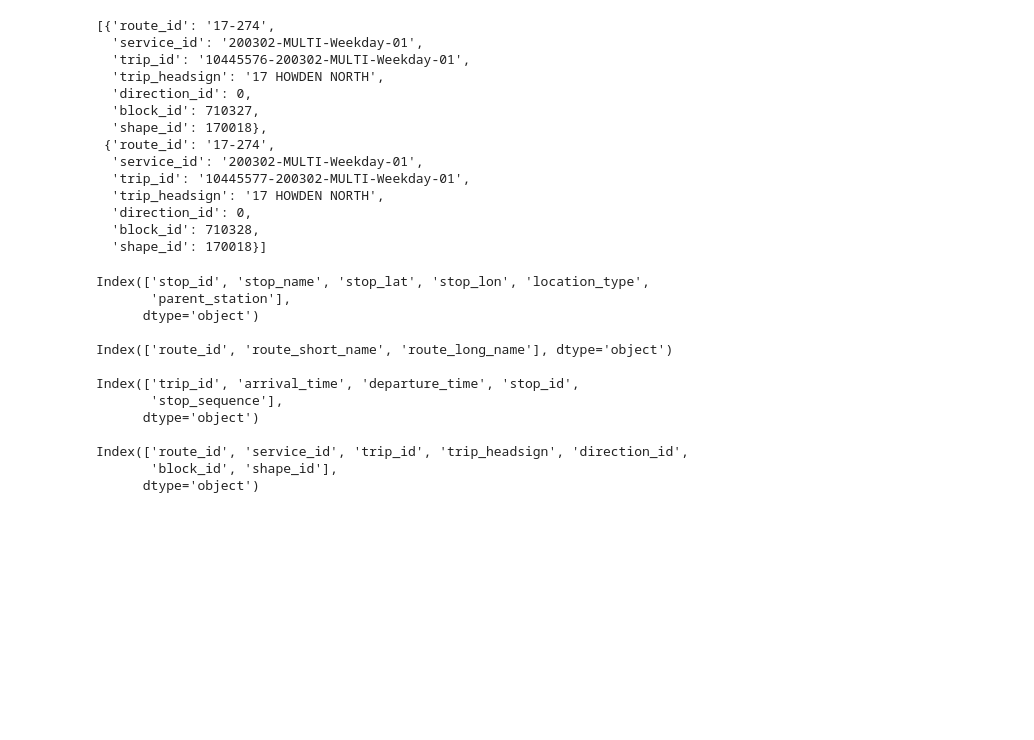
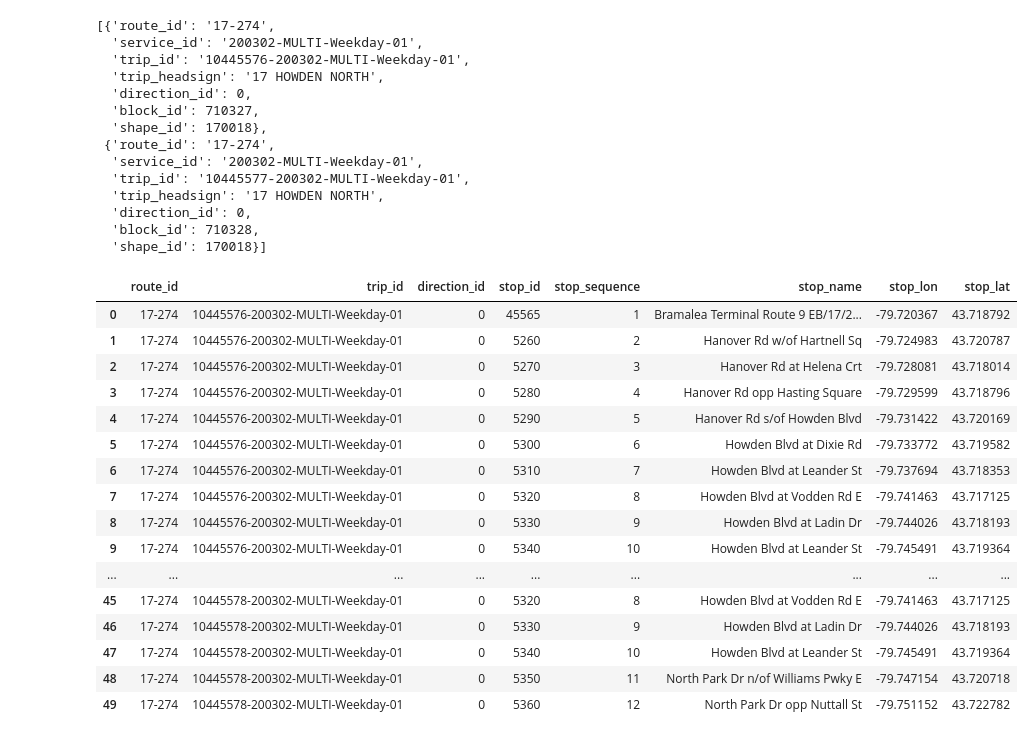
Before and after one commit to B33Boy/Traffic_Exploration, a Jupyter notebook: Bus Trip Planner.ipynb, the cells around one changed output. Saved outputs shown, nothing was run; the diff lists cells and outputs as text; code cells hidden in the pictures; blank space fills up the shorter version.

```diff
--- a/Bus Trip Planner.ipynb
+++ b/Bus Trip Planner.ipynb
@@ -205,22 +203,23 @@ trips_dict[:2]
-# %%
-print(gt_stops.columns)
-print()
-print(gt_routes.columns)
-print()
-print(gt_stop_times.columns)
-print()
-print(gt_trips.columns)
-# %% [output]
-Index(['stop_id', 'stop_name', 'stop_lat', 'stop_lon', 'location_type',
-       'parent_station'],
-      dtype='object')
-
-Index(['route_id', 'route_short_name', 'route_long_name'], dtype='object')
-
-Index(['trip_id', 'arrival_time', 'departure_time', 'stop_id',
-       'stop_sequence'],
-      dtype='object')
-
-Index(['route_id', 'service_id', 'trip_id', 'trip_headsign', 'direction_id',
-       'block_id', 'shape_id'],
-      dtype='object')
+# %%
+# If we try querying via the route id 17-274,
+#    we can see that stops and names associated with both directions
+test = routes_master.loc[(routes_master['route_id']=='17-274') & (routes_master['direction_id']==0),:][:50]
+test
+# %% [output]
+|  | route_id | trip_id | direction_id | stop_id | stop_sequence | stop_name | stop_lon | stop_lat |
+| 0 | 17-274 | 10445576-200302-MULTI-Weekday-01 | 0 | 45565 | 1 | Bramalea Terminal Route 9 EB/17/2... | -79.720367 | 43.718792 |
+| 1 | 17-274 | 10445576-200302-MULTI-Weekday-01 | 0 | 5260 | 2 | Hanover Rd w/of Hartnell Sq | -79.724983 | 43.720787 |
+| 2 | 17-274 | 10445576-200302-MULTI-Weekday-01 | 0 | 5270 | 3 | Hanover Rd at Helena Crt | -79.728081 | 43.718014 |
+| 3 | 17-274 | 10445576-200302-MULTI-Weekday-01 | 0 | 5280 | 4 | Hanover Rd opp Hasting Square | -79.729599 | 43.718796 |
+| 4 | 17-274 | 10445576-200302-MULTI-Weekday-01 | 0 | 5290 | 5 | Hanover Rd s/of Howden Blvd | -79.731422 | 43.720169 |
+| 5 | 17-274 | 10445576-200302-MULTI-Weekday-01 | 0 | 5300 | 6 | Howden Blvd at Dixie Rd | -79.733772 | 43.719582 |
+| 6 | 17-274 | 10445576-200302-MULTI-Weekday-01 | 0 | 5310 | 7 | Howden Blvd at Leander St | -79.737694 | 43.718353 |
+| 7 | 17-274 | 10445576-200302-MULTI-Weekday-01 | 0 | 5320 | 8 | Howden Blvd at Vodden Rd E | -79.741463 | 43.717125 |
+| 8 | 17-274 | 10445576-200302-MULTI-Weekday-01 | 0 | 5330 | 9 | Howden Blvd at Ladin Dr | -79.744026 | 43.718193 |
+| 9 | 17-274 | 10445576-200302-MULTI-Weekday-01 | 0 | 5340 | 10 | Howden Blvd at Leander St | -79.745491 | 43.719364 |
+| ... | ... | ... | ... | ... | ... | ... | ... | ... |
+| 45 | 17-274 | 10445578-200302-MULTI-Weekday-01 | 0 | 5320 | 8 | Howden Blvd at Vodden Rd E | -79.741463 | 43.717125 |
+| 46 | 17-274 | 10445578-200302-MULTI-Weekday-01 | 0 | 5330 | 9 | Howden Blvd at Ladin Dr | -79.744026 | 43.718193 |
+| 47 | 17-274 | 10445578-200302-MULTI-Weekday-01 | 0 | 5340 | 10 | Howden Blvd at Leander St | -79.745491 | 43.719364 |
+| 48 | 17-274 | 10445578-200302-MULTI-Weekday-01 | 0 | 5350 | 11 | North Park Dr n/of Williams Pwky E | -79.747154 | 43.720718 |
+| 49 | 17-274 | 10445578-200302-MULTI-Weekday-01 | 0 | 5360 | 12 | North Park Dr opp Nuttall St | -79.751152 | 43.722782 |
```
Also changed, not shown: parts of 7 cells of this notebook.
